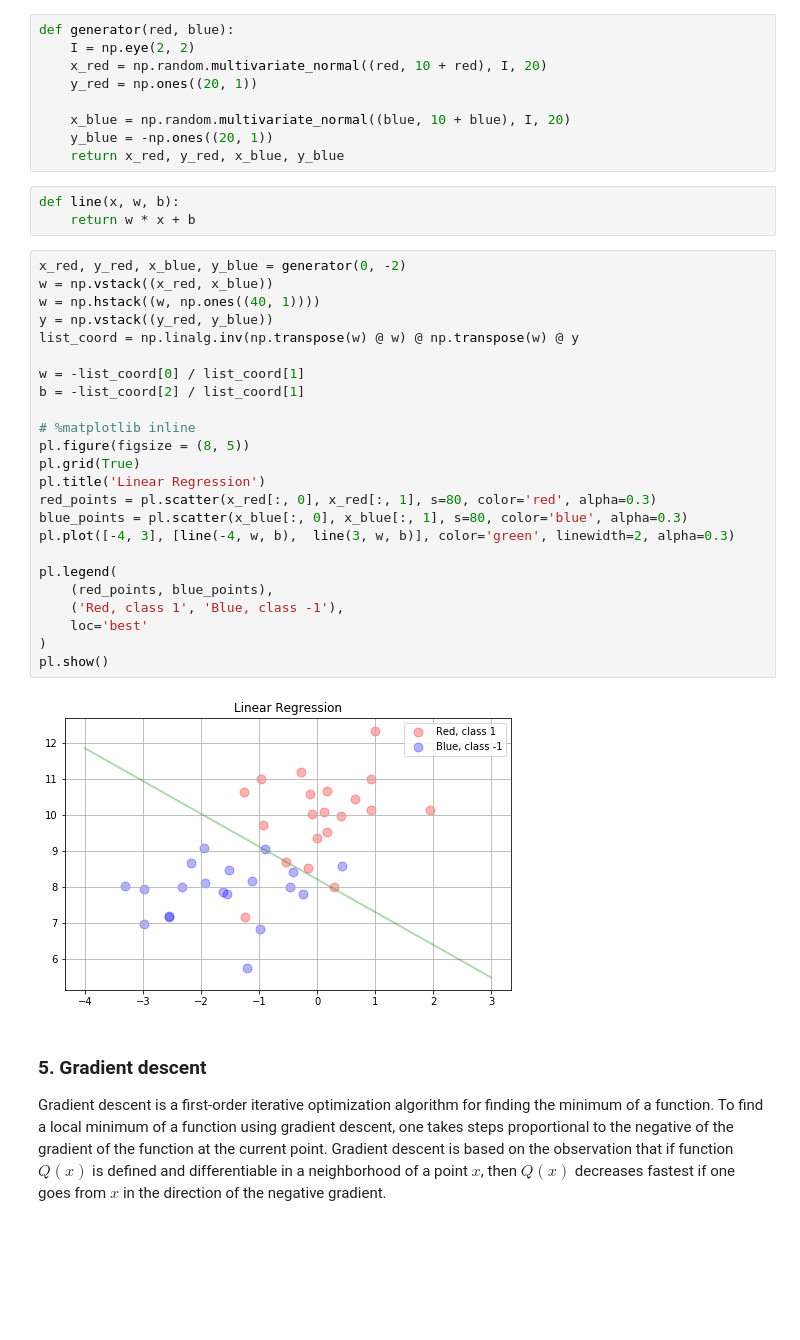
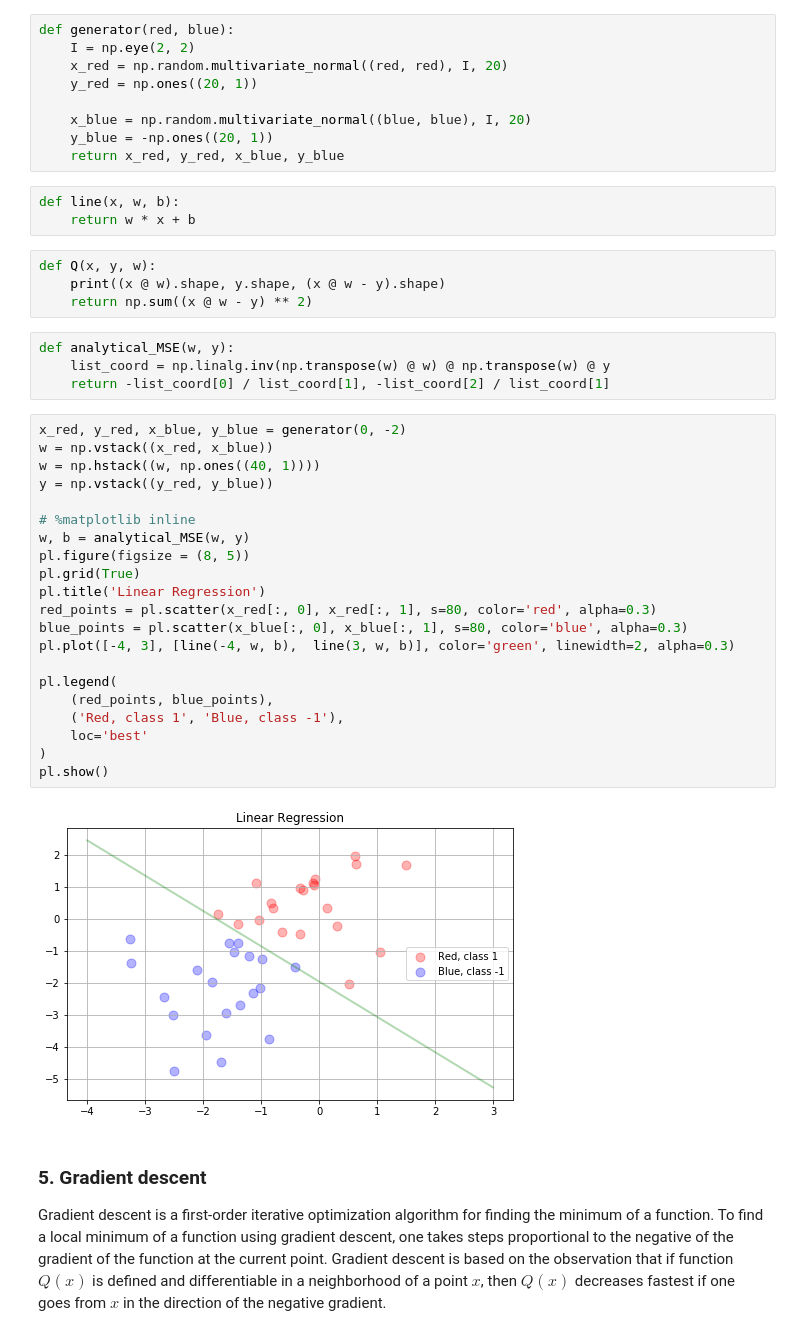
Before and after one commit to oleges1/Renju, a Jupyter notebook: lab-1_oleges.ipynb, the cells around one changed output. Cells and saved outputs as stored; diff of their text form; blank space fills up the shorter version.

```diff
--- a/lab-1_oleges.ipynb
+++ b/lab-1_oleges.ipynb
@@ -227,41 +257,46 @@ $$\arg\min_{w}Q(w) = \arg\min_{w} \sum_{x, y} \ln \big(1 + \exp(-yw^Tx )) \big)$
 # %%
 def generator(red, blue):
     I = np.eye(2, 2)
-    x_red = np.random.multivariate_normal((red, 10 + red), I, 20)
+    x_red = np.random.multivariate_normal((red, red), I, 20)
     y_red = np.ones((20, 1))
 
-    x_blue = np.random.multivariate_normal((blue, 10 + blue), I, 20)
+    x_blue = np.random.multivariate_normal((blue, blue), I, 20)
     y_blue = -np.ones((20, 1))
     return x_red, y_red, x_blue, y_blue
 # %%
 def line(x, w, b):
     return w * x + b
+# %%
+def Q(x, y, w):
+    print((x @ w).shape, y.shape, (x @ w - y).shape)
+    return np.sum((x @ w - y) ** 2)
+# %%
+def analytical_MSE(w, y):
+    list_coord = np.linalg.inv(np.transpose(w) @ w) @ np.transpose(w) @ y
+    return -list_coord[0] / list_coord[1], -list_coord[2] / list_coord[1]
 # %%
 x_red, y_red, x_blue, y_blue = generator(0, -2)
 w = np.vstack((x_red, x_blue))
 w = np.hstack((w, np.ones((40, 1))))
 y = np.vstack((y_red, y_blue))
-list_coord = np.linalg.inv(np.transpose(w) @ w) @ np.transpose(w) @ y
-
-w = -list_coord[0] / list_coord[1]
-b = -list_coord[2] / list_coord[1]
 
 # %matplotlib inline
+w, b = analytical_MSE(w, y)
 pl.figure(figsize = (8, 5))
 pl.grid(True)
 pl.title('Linear Regression')
 red_points = pl.scatter(x_red[:, 0], x_red[:, 1], s=80, color='red', alpha=0.3)
 blue_points = pl.scatter(x_blue[:, 0], x_blue[:, 1], s=80, color='blue', alpha=0.3)
 pl.plot([-4, 3], [line(-4, w, b),  line(3, w, b)], color='green', linewidth=2, alpha=0.3)
 
 pl.legend(
     (red_points, blue_points),
     ('Red, class 1', 'Blue, class -1'),
     loc='best'
 )
 pl.show()
 # %% [output]
-[figure, old version]
+[figure, new version]
 # %% [markdown]
 ### 5. Gradient descent
 Gradient descent is a first-order iterative optimization algorithm for finding the minimum of a function. To find a local minimum of a function using gradient descent, one takes steps proportional to the negative of the gradient of the function at the current point. Gradient descent is based on the observation that if function $Q(x)$ is defined and differentiable in a neighborhood of a point $x$, then $Q(x)$ decreases fastest if one goes from $x$  in the direction of the negative gradient.
```
Also changed, not shown: parts of 34 cells of this notebook.
